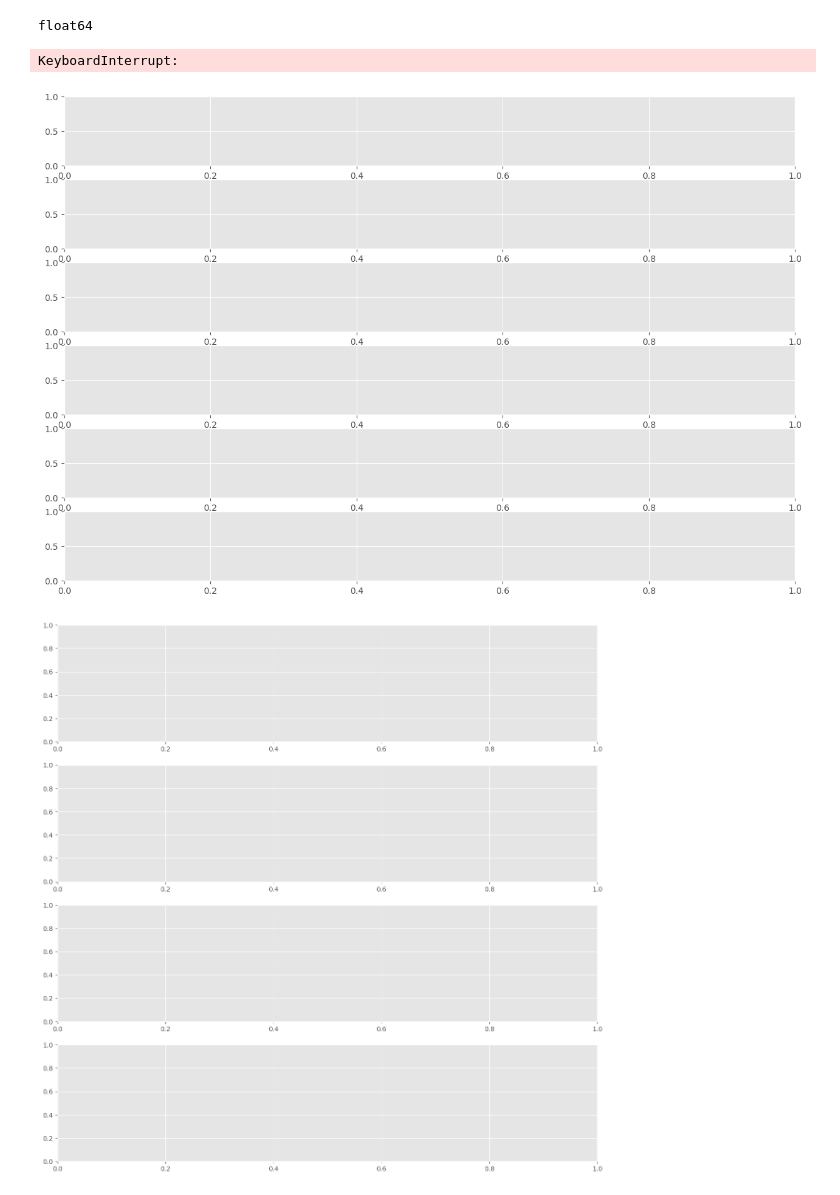
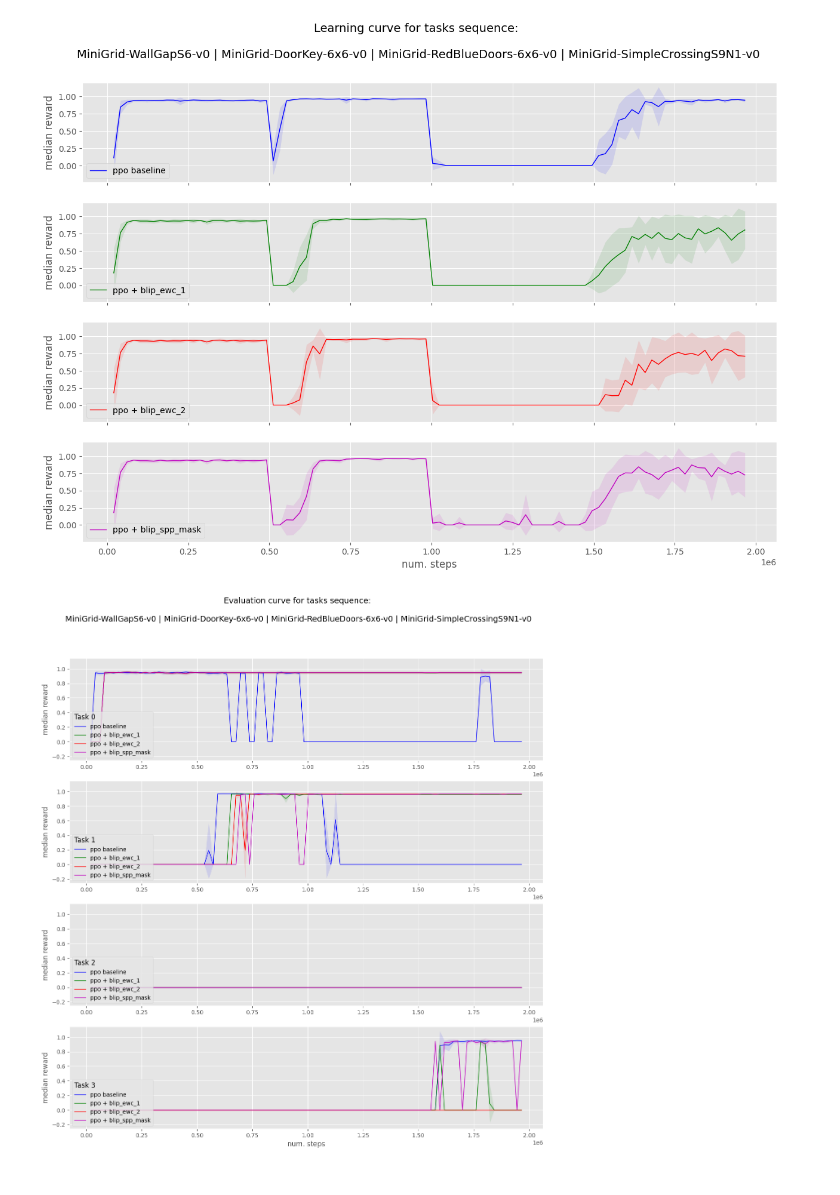
Before and after one commit to ibagur/tfm-experiments, a Jupyter notebook: BLIP/RL/test_experiment_plots.ipynb, the cells around one changed output. Cells and saved outputs as stored; diff of their text form; code cells hidden in the pictures.

Commit message:
plots scripts

```diff
--- a/BLIP/RL/test_experiment_plots.ipynb
+++ b/BLIP/RL/test_experiment_plots.ipynb
@@ -45,7 +45,9 @@ experiment = experiments[0][1]
 tasks_sequence = experiments[0][2]
 
 steps = '500000'
-approaches = ['blip','ewc','fine-tuning','blip_ewc_1', 'blip_ewc_2', 'blip_spp_mask']
+#approaches = ['blip','ewc','fine-tuning','blip_ewc_1', 'blip_ewc_2', 'blip_spp_mask']
+#approaches = ['fine-tuning', 'ewc', 'blip']
+approaches = ['fine-tuning','blip_ewc_1', 'blip_ewc_2', 'blip_spp_mask']
 stages = ['train', 'eval']
 seeds = [123456, 789012, 345678]
 F_prior = 5e-18
@@ -78,8 +80,8 @@ task_updates = 96 / len(tasks_sequence)
 # Main plot settings
 plt.style.use('ggplot')
 #color = iter(plt.cm.Set2(np.linspace(0, 1, len(approaches))))
-#color = iter(['b','g','r'])
-color = iter(['b', 'g', 'r', 'y', 'm', 'c'])
+color = iter(['b','g','r','m'])
+#color = iter(['b', 'g', 'r', 'y', 'm', 'c'])
 fig_train, axs_train = plt.subplots(len(approaches), sharey=True, figsize=(15, 10))
 fig_eval, axs_eval = plt.subplots(len(tasks_sequence), sharey=True, figsize=(15, 15))
 #fig_eval, axs_eval = plt.subplots(2,2, sharey=True, figsize=(15, 15))
@@ -143,34 +145,32 @@ for n, approach in enumerate(approaches):
                     df_mean_std = df[['step', 'mean_reward', 'std']]
                     results_dict['approach'][approach][stage]["task_"+str(task[0])]['data'].append(df_mean_std)
                     # Check if last seed data has been reached and process the data
                     if seed == seeds[-1]:
                         df_list = results_dict['approach'][approach][stage]["task_"+str(task[0])]['data']
                         df_all = pd.concat(df_list)
                         df_all_median = pd.concat(df_list).groupby(['step'])['mean_reward'].median().reset_index()
                         df_merged = df_all_median.merge(df_all[['mean_reward','std']].drop_duplicates('mean_reward'), how='left', on='mean_reward')
                         results_dict['approach'][approach][stage]["task_"+str(task[0])]['merged'] = df_merged
                         fig_eval.suptitle('Evaluation curve for tasks sequence: '+'\n\n'+results_dict['sequence'], fontsize=14)
                         # a="{0:b}".format(task[0])
                         # if len(a) == 1:
                         #     ax = axs_eval[0, int(a[0])]
                         # else:
                         #     ax = axs_eval[int(a[0]), int(a[1])]
                         ax = axs_eval[task[0]]
                         #start = int(task[0] * task_updates)
                         start = 0
                         title = 'Task '+str(task[0])
                         make_plots(ax, df_merged, approach, c, start, title)
 
 for ax in axs_train.flat:
     ax.set(xlabel='num. steps', ylabel='median reward')
     ax.label_outer()
 
 for i, ax in enumerate(axs_eval.flat):
     ax.set(ylabel='median reward')
     if i == len(tasks_sequence)-1 :
         ax.set(xlabel='num. steps')
 # %% [output]
-float64
-KeyboardInterrupt:
-[figure, old version]
+[figure, new version]
-[figure, old version]
+[figure, new version]
```
Also changed, not shown: 1 other file.
